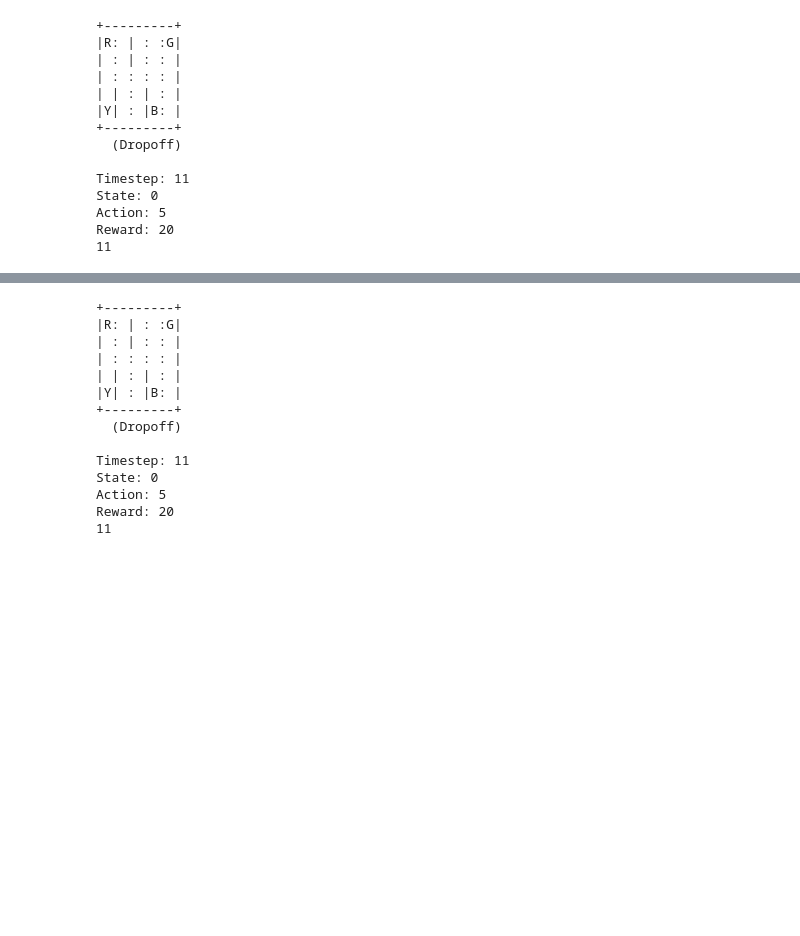
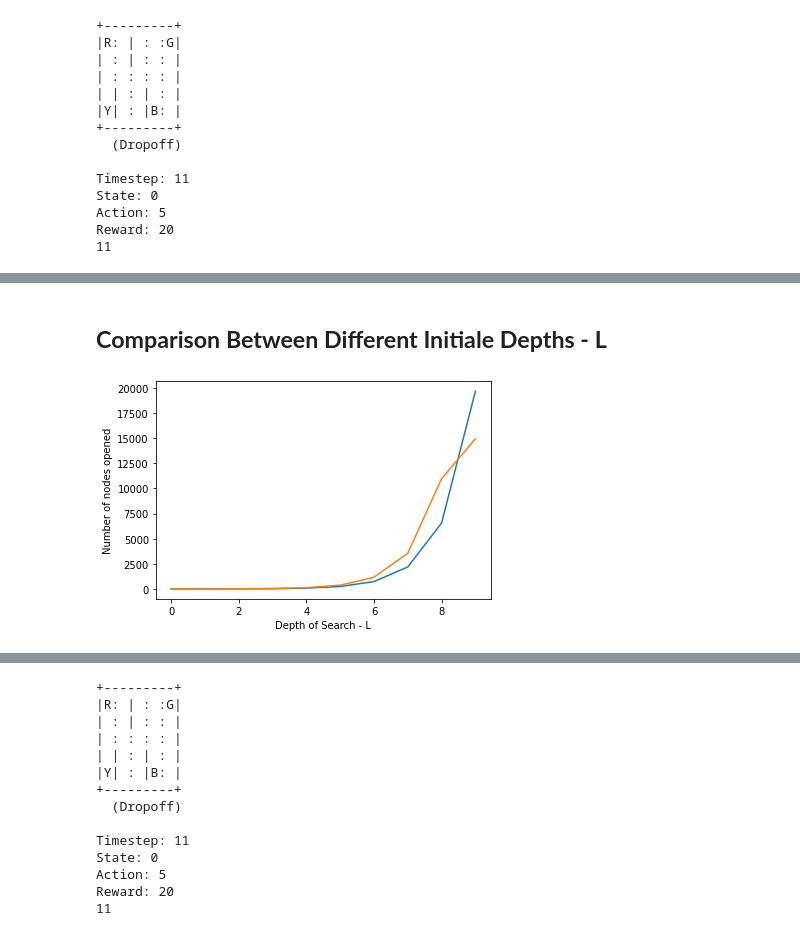
Before and after one commit to Almogbs/AI-Search-Algorithms, a Jupyter notebook: Seach_Algo.ipynb, the cells around one changed output, grey strips where cells are left out. Saved outputs shown, nothing was run; the diff lists cells and outputs as text; code cells hidden in the pictures; blank space fills up the shorter version.

```diff
--- a/Seach_Algo.ipynb
+++ b/Seach_Algo.ipynb
@@ -186,0 +221,18 @@ Reward: 20
+# %% [markdown]
+## **Comparison Between Different Initiale Depths - L**
+# %%
+from matplotlib import pyplot as plt
+import numpy as np
+
+
+x = [0, 1, 2, 3, 4, 5, 6, 7, 8, 9]
+y = [1, 4, 13, 40, 123, 376, 1159, 3550, 10976, 14944]
+
+
+plt.plot(x , eval('np.power(3, x)'), label = "3^x")
+plt.plot(x, y, label = "nodes opened")
+plt.xlabel("Depth of Search - L")
+plt.ylabel("Number of nodes opened")
+plt.show()
+# %% [output]
+[figure, added]
```
Also changed, not shown: parts of 11 cells of this notebook.
